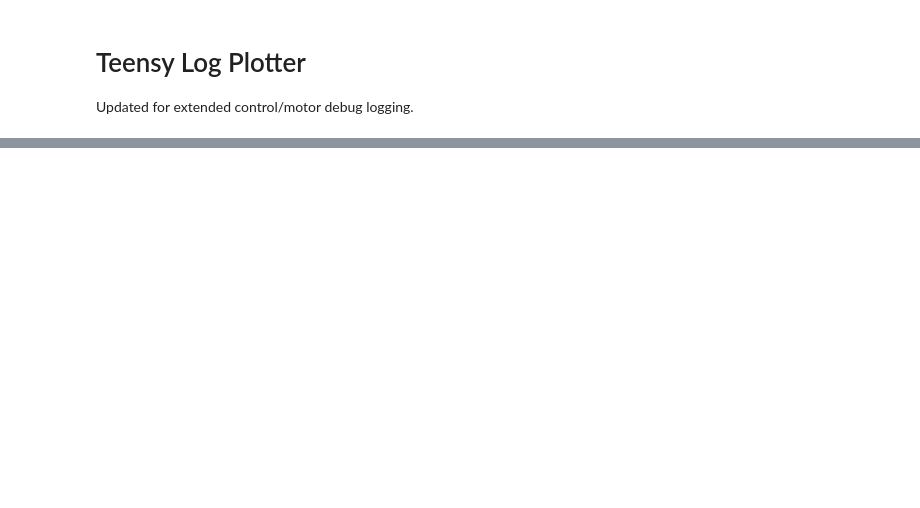
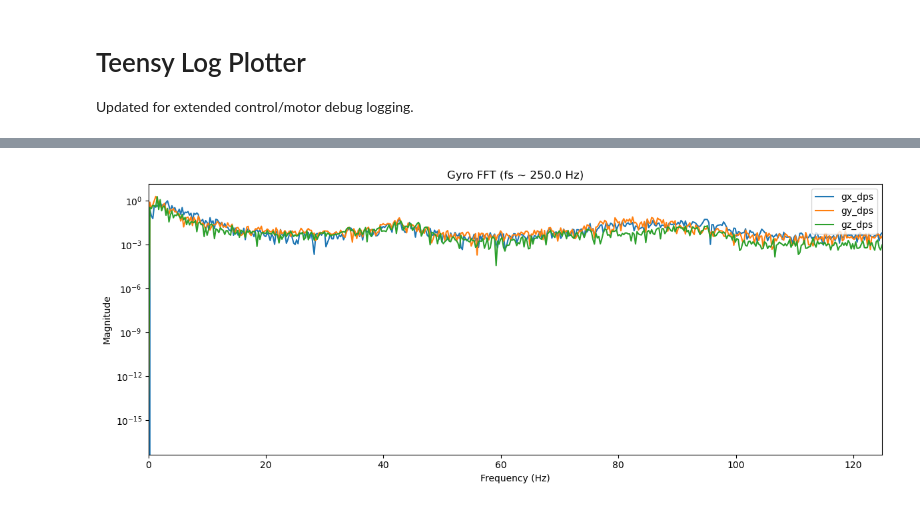
Before and after one commit to BUsatov/TeensyPilot, a Jupyter notebook: log_plot.ipynb, the cells around one changed output, grey strips where cells are left out. Drawn from its saved outputs; the diff is of its cells as text; code cells hidden in the pictures; blank space fills up the shorter version.

```diff
--- a/log_plot.ipynb
+++ b/log_plot.ipynb
@@ -109,0 +110,44 @@ plt.tight_layout()
+# %%
+import numpy as np
+
+# FFT of gyro axes (gx_dps, gy_dps, gz_dps)
+# Choose a window (seconds) for steady vibration
+t = (df['t_us'] - df['t_us'].iloc[0]) / 1e6
+t0 = t.iloc[2000]
+t1 = t.iloc[3000]
+
+# Example: analyze full log; change t0/t1 for a subset
+mask = (t >= t0) & (t <= t1)
+t_sel = t[mask].to_numpy()
+
+def compute_fft(sig, t_vec):
+    # Remove DC
+    sig = sig - np.mean(sig)
+    # Assume uniform sampling; estimate fs from median dt
+    dt = np.median(np.diff(t_vec))
+    fs = 1.0 / dt if dt > 0 else 1.0
+    n = len(sig)
+    freqs = np.fft.rfftfreq(n, d=dt)
+    mag = np.abs(np.fft.rfft(sig)) / n
+    return freqs, mag, fs
+
+gx = df.loc[mask, 'gx_dps'].to_numpy()
+gy = df.loc[mask, 'gy_dps'].to_numpy()
+gz = df.loc[mask, 'gz_dps'].to_numpy()
+
+fx, mx, fs = compute_fft(gx, t_sel)
+fy, my, _ = compute_fft(gy, t_sel)
+fz, mz, _ = compute_fft(gz, t_sel)
+
+fig, ax = plt.subplots(1, 1, figsize=(12, 5))
+ax.semilogy(fx, mx, label='gx_dps')
+ax.semilogy(fy, my, label='gy_dps')
+ax.semilogy(fz, mz, label='gz_dps')
+ax.set_xlim(0, min(500, fx[-1]))
+ax.set_xlabel('Frequency (Hz)')
+ax.set_ylabel('Magnitude')
+ax.set_title(f'Gyro FFT (fs ~ {fs:.1f} Hz)')
+ax.legend(loc='upper right')
+plt.tight_layout()
+# %% [output]
+[figure, added]
```
Also changed, not shown: parts of 5 cells of this notebook, 16 other files.
